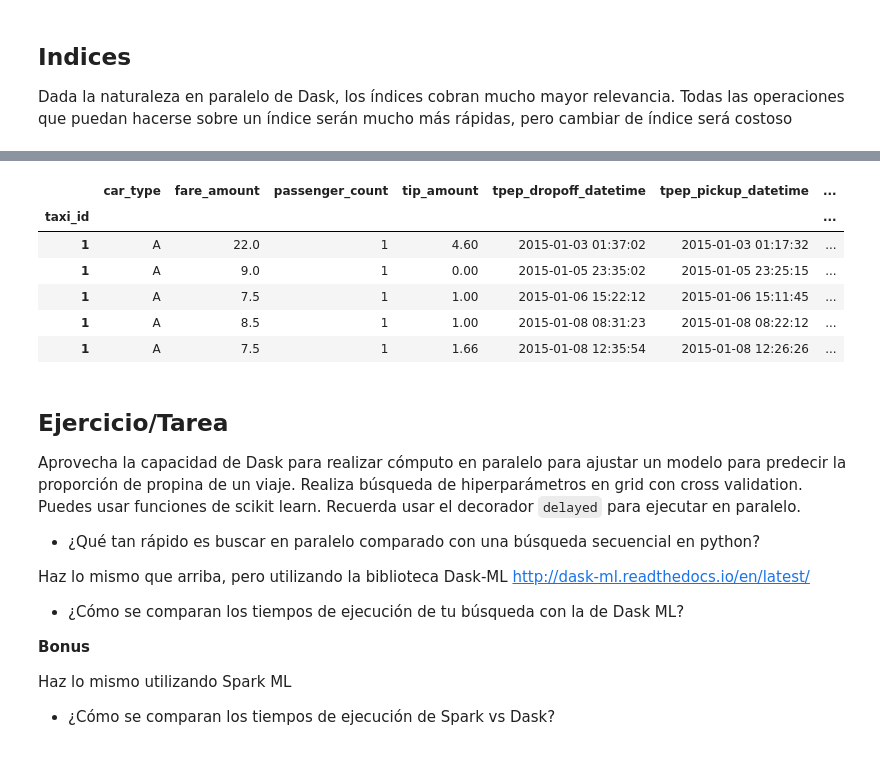
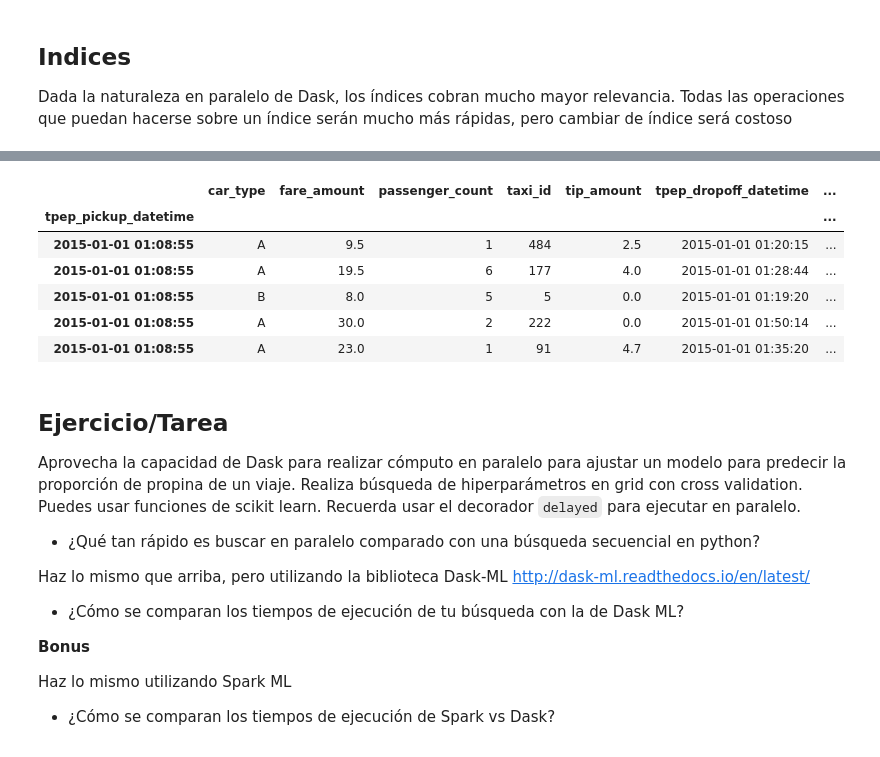
Before and after one commit to arinarmo/dask-intro, a Jupyter notebook: notebooks/dask_intro.ipynb, the cells around one changed output, grey strips where cells are left out. Cells and saved outputs as stored; diff of their text form; code cells hidden in the pictures.

```diff
--- a/notebooks/dask_intro.ipynb
+++ b/notebooks/dask_intro.ipynb
@@ -323,6 +469,6 @@ En general, los dataframes de pandas implementan más funciones (i.e. tienen má
 
 Dada la naturaleza en paralelo de Dask, los índices cobran mucho mayor relevancia. Todas las operaciones que puedan hacerse sobre un índice serán mucho más rápidas, pero cambiar de índice será costoso
 # %%
-trips_indexed = trips_df.set_index("taxi_id") # Muy costoso en datos grandes, evitar!
+trips_indexed = trips_df.set_index("tpep_pickup_datetime") # Muy costoso en datos grandes, evitar!
 trips_indexed.divisions
 # %% [output]
@@ -330,13 +476,14 @@ trips_indexed.divisions
-# %%
-trips_indexed.loc[1].head()
-# %% [output]
-|  | car_type | fare_amount | passenger_count | tip_amount | tpep_dropoff_datetime | tpep_pickup_datetime | ... |
-| taxi_id |  |  |  |  |  |  | ... |
-| 1 | A | 22.0 | 1 | 4.60 | 2015-01-03 01:37:02 | 2015-01-03 01:17:32 | ... |
-| 1 | A | 9.0 | 1 | 0.00 | 2015-01-05 23:35:02 | 2015-01-05 23:25:15 | ... |
-| 1 | A | 7.5 | 1 | 1.00 | 2015-01-06 15:22:12 | 2015-01-06 15:11:45 | ... |
-| 1 | A | 8.5 | 1 | 1.00 | 2015-01-08 08:31:23 | 2015-01-08 08:22:12 | ... |
-| 1 | A | 7.5 | 1 | 1.66 | 2015-01-08 12:35:54 | 2015-01-08 12:26:26 | ... |
+# %%
+import pandas as pd
+trips_indexed.loc[pd.Timestamp('2015-01-01 01:08:55')].head()
+# %% [output]
+|  | car_type | fare_amount | passenger_count | taxi_id | tip_amount | tpep_dropoff_datetime | ... |
+| tpep_pickup_datetime |  |  |  |  |  |  | ... |
+| 2015-01-01 01:08:55 | A | 9.5 | 1 | 484 | 2.5 | 2015-01-01 01:20:15 | ... |
+| 2015-01-01 01:08:55 | A | 19.5 | 6 | 177 | 4.0 | 2015-01-01 01:28:44 | ... |
+| 2015-01-01 01:08:55 | B | 8.0 | 5 | 5 | 0.0 | 2015-01-01 01:19:20 | ... |
+| 2015-01-01 01:08:55 | A | 30.0 | 2 | 222 | 0.0 | 2015-01-01 01:50:14 | ... |
+| 2015-01-01 01:08:55 | A | 23.0 | 1 | 91 | 4.7 | 2015-01-01 01:35:20 | ... |
 # %% [markdown]
 ## Ejercicio/Tarea
 
```
Also changed, not shown: parts of 25 cells of this notebook.
